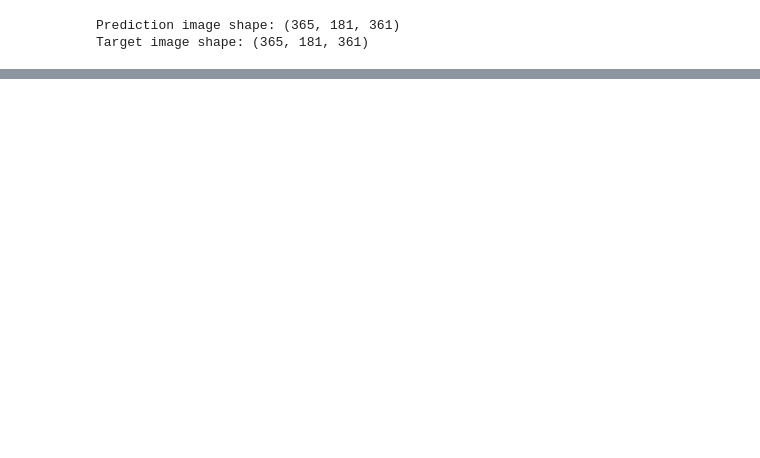
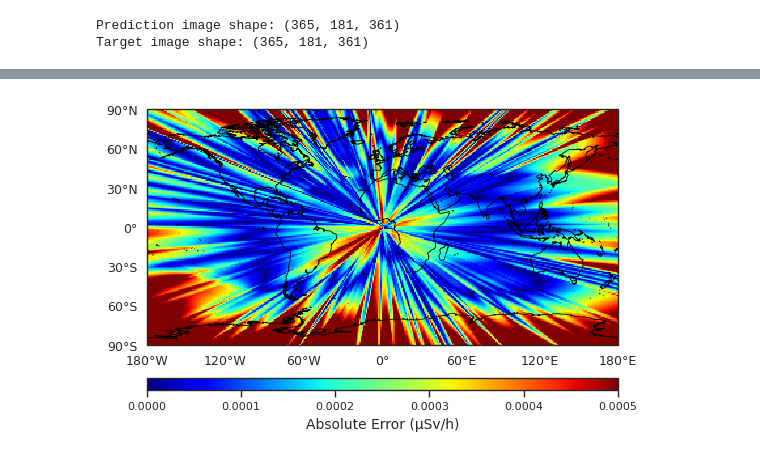
Before and after one commit to kkazuma19/CosmicRays-Operator, a Jupyter notebook: analysis/forecasting/notebook.ipynb, the cells around one changed output, grey strips where cells are left out. Drawn from its saved outputs; the diff is of its cells as text; code cells hidden in the pictures; blank space fills up the shorter version.

```diff
--- a/analysis/forecasting/notebook.ipynb
+++ b/analysis/forecasting/notebook.ipynb
@@ -255,0 +281,16 @@ plot_field_region(
+# %%
+plot_field_region(
+    lon_grid, lat_grid, np.abs((targ_img - pred_img)), i=idx_50pct,
+    #title=f"test {date} - Error Map",
+    units_label="Absolute Error (µSv/h)",
+    region_extent=[-180, 180, -90, 90],
+    vmin=0, vmax=5E-4,
+    tick_step=(60, 30),
+    #add_contour=True, contour_levels=np.linspace(0.025, 0.040, 5),
+    mark_equator_meridian=False,
+    show_borders=False,
+    cmap= 'jet',
+    #savepath='analysis/zero-shot/prediction_025deg_global.png'
+)
+# %% [output]
+[figure, added]
```
Also changed, not shown: parts of 11 cells of this notebook, 6 other files.
